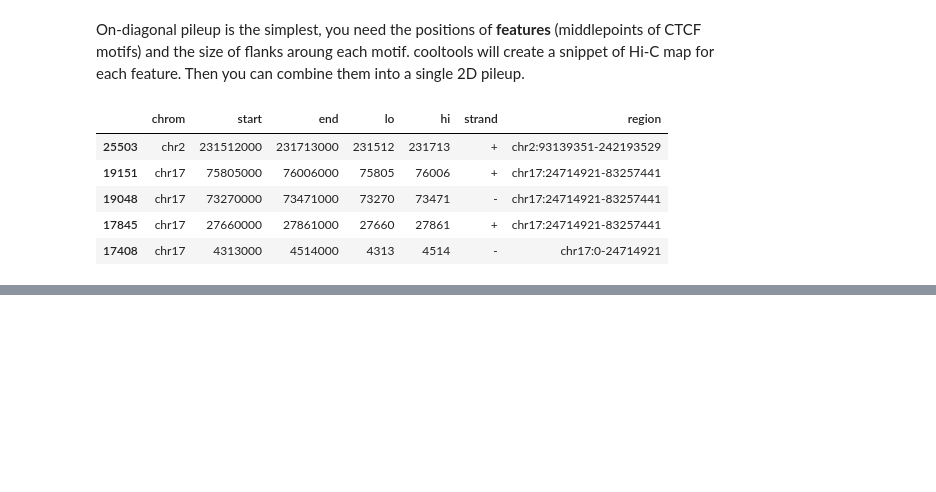
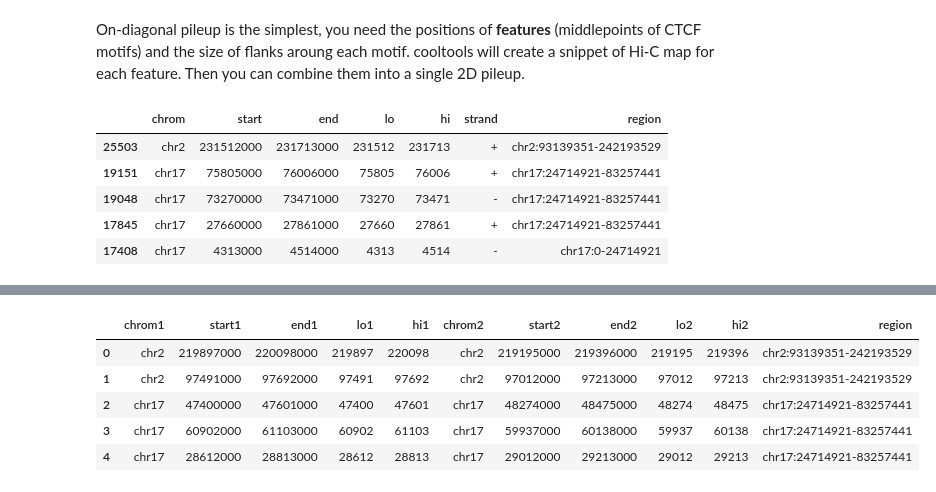
Before and after one commit to open2c/open2c_examples, a Jupyter notebook: pileup_CTCF.ipynb, the cells around one changed output, grey strips where cells are left out. Saved outputs shown, nothing was run; the diff lists cells and outputs as text; code cells hidden in the pictures; blank space fills up the shorter version.

```diff
--- a/pileup_CTCF.ipynb
+++ b/pileup_CTCF.ipynb
@@ -144,10 +151,9 @@ stack = cooltools.snipping.pileup(
         snipper.select,
         snipper.snip)
 
-stack[np.isinf(stack)] = np.nan
-
 # mirror reflect snippets whose feature is on the opposite strand
 mask = np.array(windows.strand == '-', dtype=bool)
 stack[:, :, mask] = stack[::-1, ::-1, mask]
 
+# note that we use nanmean: some pixels might be converted to NaNs after IC
 mtx = np.nanmean(stack, axis=2)
@@ -169,0 +278,3 @@ Text(0, 0.5, 'relative position, kbp')
+# %%
+sites = ctcf.sort_values('score', ascending=False).iloc[:5000] # TODO: check and change
+sites.head()
@@ -169,0 +292,20 @@ Text(0, 0.5, 'relative position, kbp')
+# %%
+# TODO: This will be replaced by appropriate bioframe function
+# Create the dataframe of paired anchors
+
+max_shift = 100
+min_dist = 20000
+max_dist = 1000000
+
+sites_paired = pd.DataFrame()
+for i in range(1, max_shift):
+    partial_sites_paired = pd.merge( sites, sites.shift(i), left_index=True, right_index=True, suffixes=['1', '2'] )\
+        .query('chrom1==chrom2')\
+        .query(f'abs(start2-start1)>{min_dist} and abs(start2-start1)<{max_dist}')\
+        .query('strand1=="+" and strand2=="-"')
+    partial_sites_paired = partial_sites_paired[['chrom1', 'chrom2', 'start1', 'end1', 'start2', 'end2']]
+
+    sites_paired = pd.concat([sites_paired, partial_sites_paired], axis=0).reset_index(drop=True)
+
+sites_paired.loc[:, 'mid1'] = (sites_paired['start1'] + sites_paired['end1'])//2
+sites_paired.loc[:, 'mid2'] = (sites_paired['start2'] + sites_paired['end2'])//2
@@ -169,0 +340,9 @@ Text(0, 0.5, 'relative position, kbp')
+# %%
+windows.head()
+# %% [output]
+|  | chrom1 | start1 | end1 | lo1 | hi1 | chrom2 | start2 | end2 | lo2 | hi2 | region |
+| 0 | chr2 | 219897000 | 220098000 | 219897 | 220098 | chr2 | 219195000 | 219396000 | 219195 | 219396 | chr2:93139351-242193529 |
+| 1 | chr2 | 97491000 | 97692000 | 97491 | 97692 | chr2 | 97012000 | 97213000 | 97012 | 97213 | chr2:93139351-242193529 |
+| 2 | chr17 | 47400000 | 47601000 | 47400 | 47601 | chr17 | 48274000 | 48475000 | 48274 | 48475 | chr17:24714921-83257441 |
+| 3 | chr17 | 60902000 | 61103000 | 60902 | 61103 | chr17 | 59937000 | 60138000 | 59937 | 60138 | chr17:24714921-83257441 |
+| 4 | chr17 | 28612000 | 28813000 | 28612 | 28813 | chr17 | 29012000 | 29213000 | 29012 | 29213 | chr17:24714921-83257441 |
```
Also changed, not shown: parts of 28 cells of this notebook.
